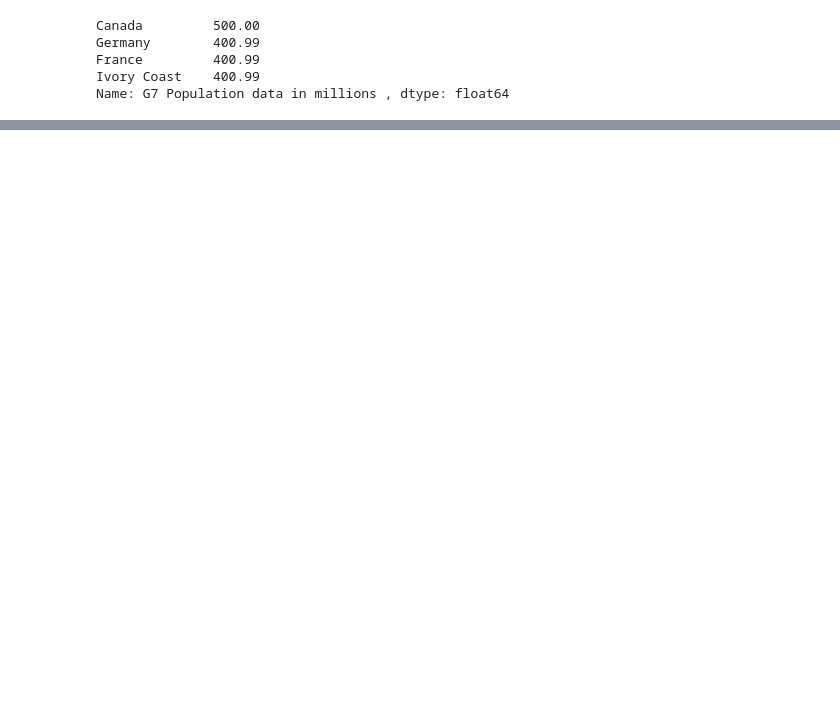
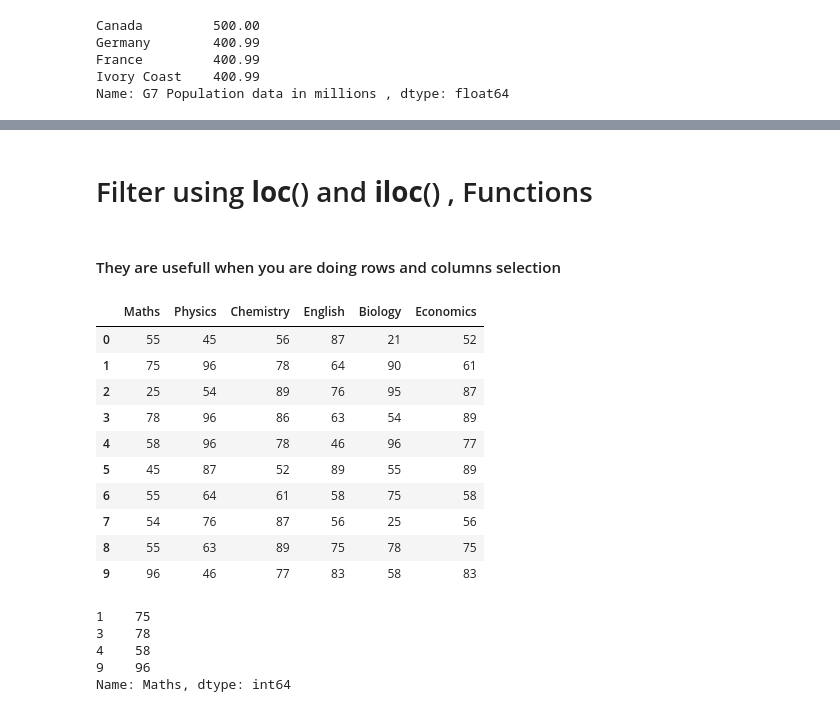
Before and after one commit to olivierla412/RMOTR_REPO, a Jupyter notebook: rmtr1.ipynb, the cells around one changed output, grey strips where cells are left out. Cells and saved outputs as stored; diff of their text form; code cells hidden in the pictures; blank space fills up the shorter version.

```diff
--- a/rmtr1.ipynb
+++ b/rmtr1.ipynb
@@ -464,0 +556,29 @@ Name: G7 Population data in millions , dtype: float64
+# %% [markdown]
+# Filter using __loc__() and __iloc__()  , Functions
+# %% [markdown]
+
+#### They are usefull when you are doing rows and columns selection
+# %%
+
+
+dataset.loc[0: 9,'Maths':'Economics']
+# %% [output]
+|  | Maths | Physics | Chemistry | English | Biology | Economics |
+| 0 | 55 | 45 | 56 | 87 | 21 | 52 |
+| 1 | 75 | 96 | 78 | 64 | 90 | 61 |
+| 2 | 25 | 54 | 89 | 76 | 95 | 87 |
+| 3 | 78 | 96 | 86 | 63 | 54 | 89 |
+| 4 | 58 | 96 | 78 | 46 | 96 | 77 |
+| 5 | 45 | 87 | 52 | 89 | 55 | 89 |
+| 6 | 55 | 64 | 61 | 58 | 75 | 58 |
+| 7 | 54 | 76 | 87 | 56 | 25 | 56 |
+| 8 | 55 | 63 | 89 | 75 | 78 | 75 |
+| 9 | 96 | 46 | 77 | 83 | 58 | 83 |
+# %%
+dataset.loc[dataset['Maths'] > 55,'Maths']
+# %% [output]
+1    75
+3    78
+4    58
+9    96
+Name: Maths, dtype: int64
```
Also changed, not shown: parts of 28 cells of this notebook, 1 other file.
